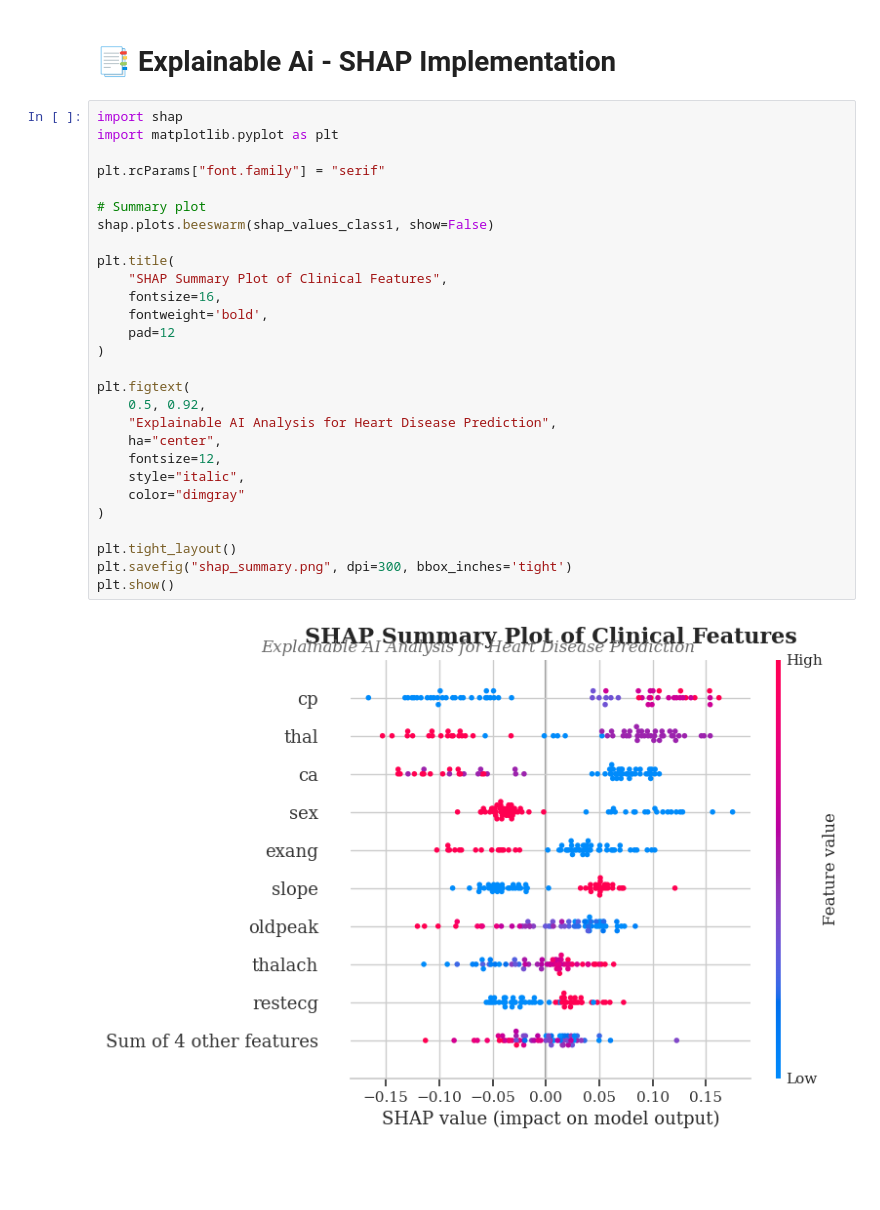
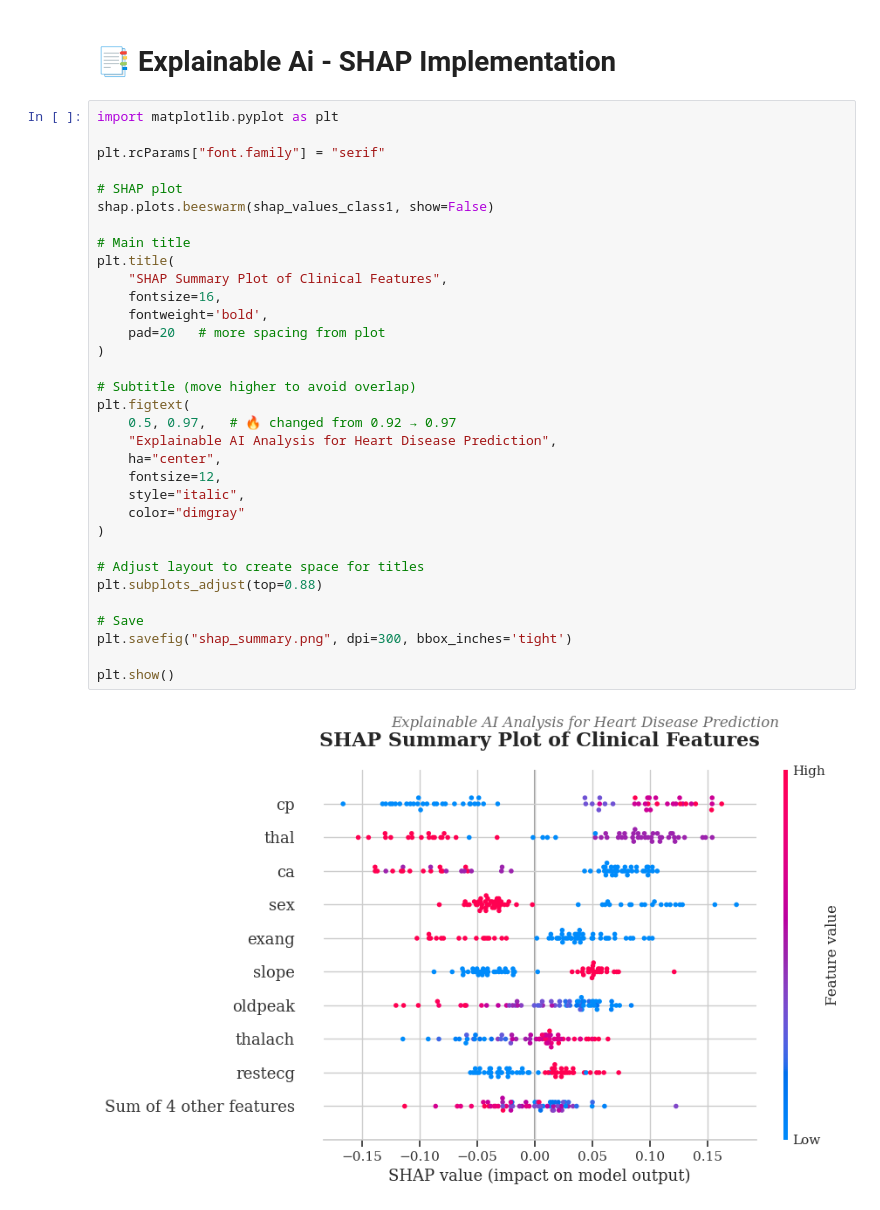
Before and after one commit to jabedkhanjb/Advancing-Early-Heart-Disease-Detection-Using-Explainable-AI-in-Healthcare-Systems, a Jupyter notebook: Advancing Early Heart Disease Detection Using Explainable AI in Healthcare Systems.ipynb, the cells around one changed output. Saved outputs shown, nothing was run; the diff lists cells and outputs as text; blank space fills up the shorter version.

```diff
--- a/Advancing Early Heart Disease Detection Using Explainable AI in Healthcare Systems.ipynb
+++ b/Advancing Early Heart Disease Detection Using Explainable AI in Healthcare Systems.ipynb
@@ -584,35 +584,40 @@ Overall, from my analysis, it is clear that ensemble-based approaches outperform
 # %% [markdown]
 # 📑 Explainable Ai - SHAP Implementation
 # %%
-import shap
 import matplotlib.pyplot as plt
 
 plt.rcParams["font.family"] = "serif"
 
-# Summary plot
+# SHAP plot
 shap.plots.beeswarm(shap_values_class1, show=False)
 
+# Main title
 plt.title(
     "SHAP Summary Plot of Clinical Features",
     fontsize=16,
     fontweight='bold',
-    pad=12
+    pad=20   # more spacing from plot
 )
 
+# Subtitle (move higher to avoid overlap)
 plt.figtext(
-    0.5, 0.92,
+    0.5, 0.97,   # 🔥 changed from 0.92 → 0.97
     "Explainable AI Analysis for Heart Disease Prediction",
     ha="center",
     fontsize=12,
     style="italic",
     color="dimgray"
 )
 
-plt.tight_layout()
+# Adjust layout to create space for titles
+plt.subplots_adjust(top=0.88)
+
+# Save
 plt.savefig("shap_summary.png", dpi=300, bbox_inches='tight')
+
 plt.show()
 # %% [output]
-[figure, old version]
+[figure, new version]
 # %%
 plt.rcParams["font.family"] = "serif"
 
```
Also changed, not shown: parts of 8 cells of this notebook, 4 other files.
